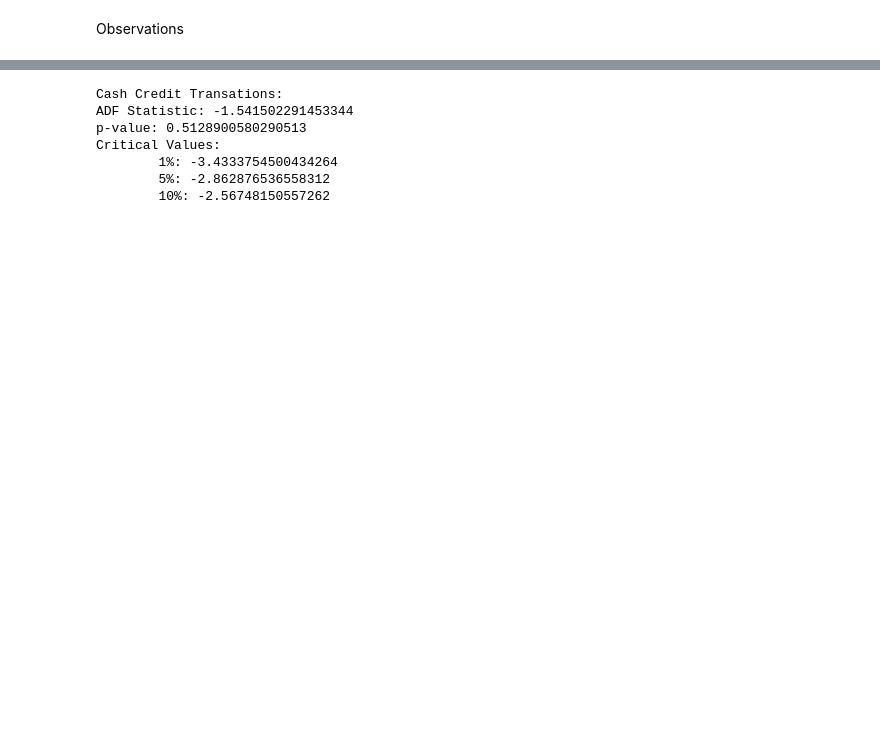
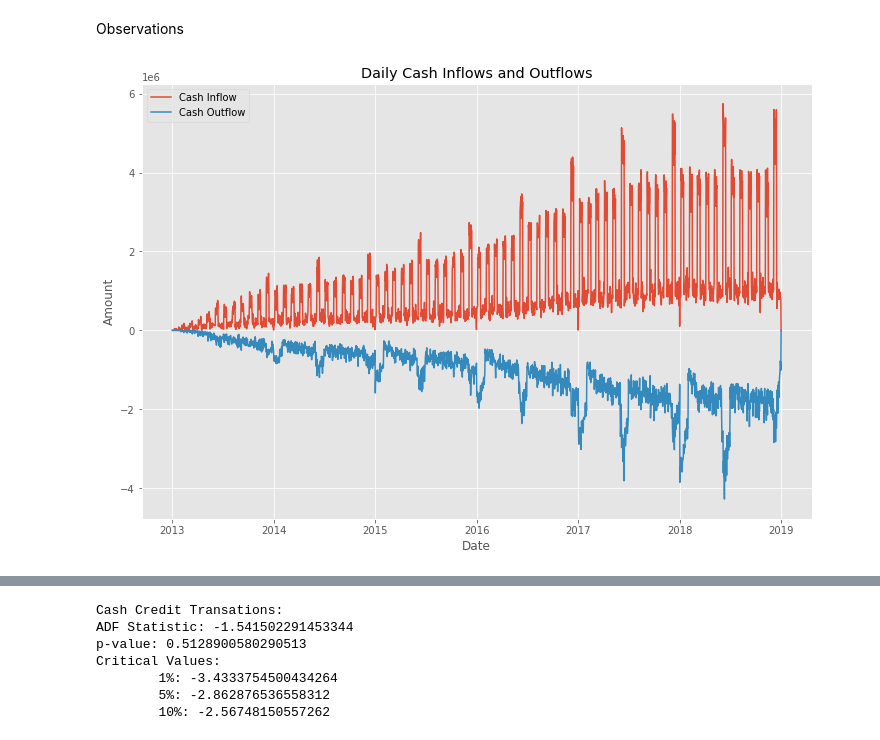
Before and after one commit to mwiti6844/Forecasting-Commercial-Bank-Transactions, a Jupyter notebook: time_series.ipynb, the cells around one changed output, grey strips where cells are left out. Saved outputs shown, nothing was run; the diff lists cells and outputs as text; code cells hidden in the pictures; blank space fills up the shorter version.

```diff
--- a/time_series.ipynb
+++ b/time_series.ipynb
@@ -206,2 +227,14 @@ plt.show();
 # %% [markdown]
 Observations
+# %%
+# Line plot of daily cash inflows and outflows
+fig, ax = plt.subplots(figsize=(12,8))
+ax.plot(raw_df.index, raw_df['credit_in_cash'], label='Cash Inflow')
+ax.plot(raw_df.index, raw_df['cash_withdrawal'], label='Cash Outflow')
+ax.set_xlabel('Date')
+ax.set_ylabel('Amount')
+ax.set_title('Daily Cash Inflows and Outflows')
+ax.legend()
+plt.show()
+# %% [output]
+[figure, added]
```
Also changed, not shown: parts of 56 cells of this notebook.
